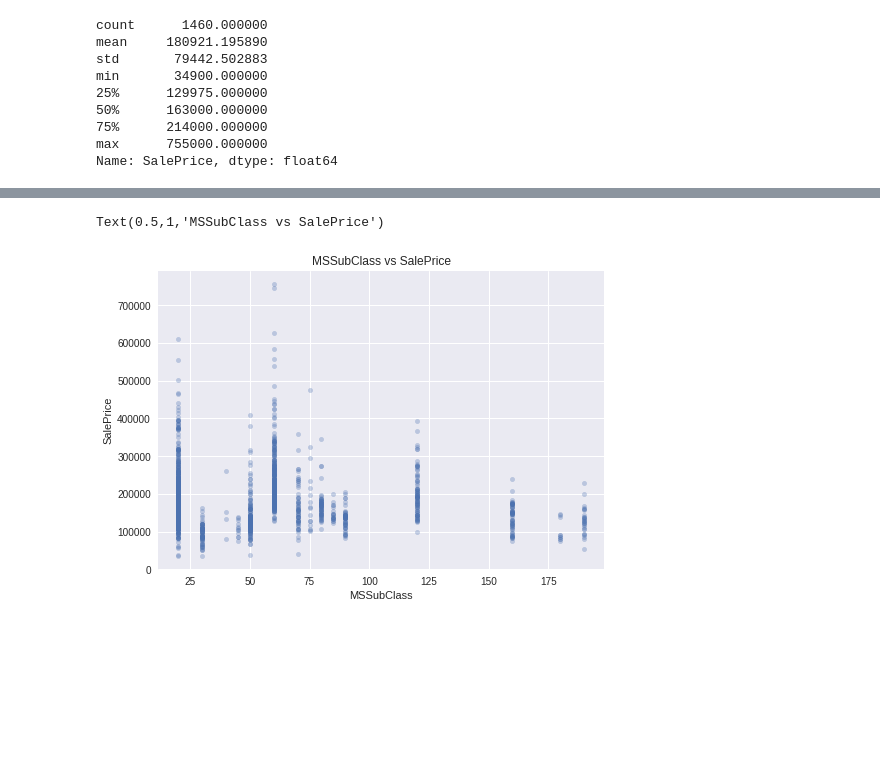
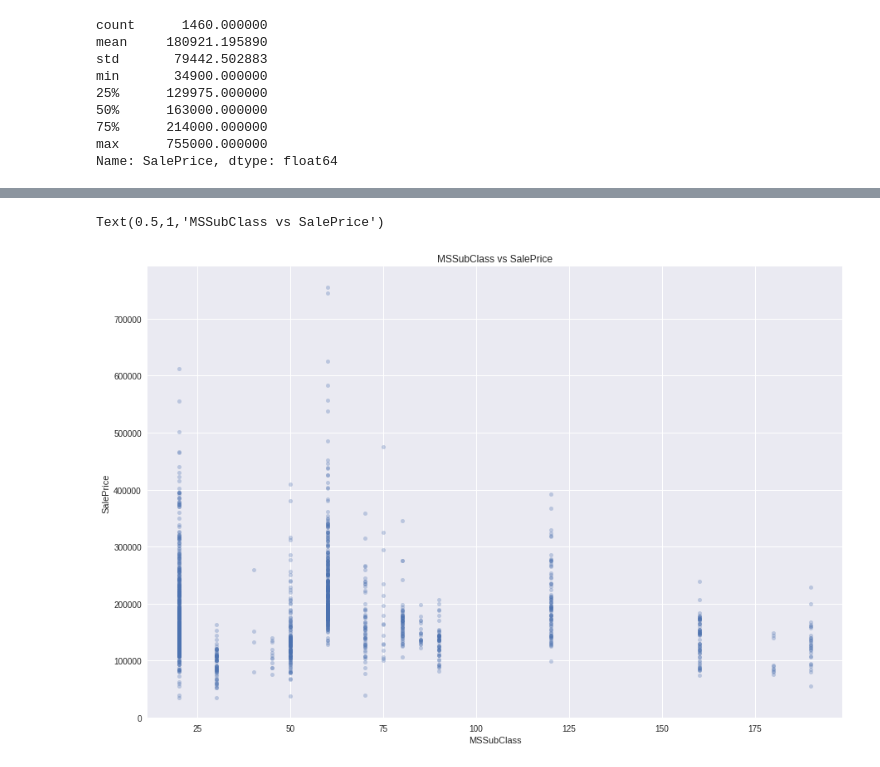
Before and after one commit to syafrib/gods_bootcamp03_instructors, a Jupyter notebook: day1/C4/20181003_intro_to_eda.ipynb, the cells around one changed output, grey strips where cells are left out. Saved outputs shown, nothing was run; the diff lists cells and outputs as text; code cells hidden in the pictures; blank space fills up the shorter version.

```diff
--- a/day1/C4/20181003_intro_to_eda.ipynb
+++ b/day1/C4/20181003_intro_to_eda.ipynb
@@ -112,10 +132,10 @@ Text(0.5,1,'LotArea vs SalePrice')
 # %%
 
 # add transparency
-df.plot(kind='scatter', x='MSSubClass', y='SalePrice', alpha=0.3)
+df.plot(kind='scatter', x='MSSubClass', y='SalePrice', alpha=0.3, figsize = (15,10))
 plt.title("MSSubClass vs SalePrice")
 # %% [output]
 Text(0.5,1,'MSSubClass vs SalePrice')
-[figure, old version]
+[figure, new version]
 # %%
 # scatter matrix of three numerical columns
```
Also changed, not shown: parts of 11 cells of this notebook.
